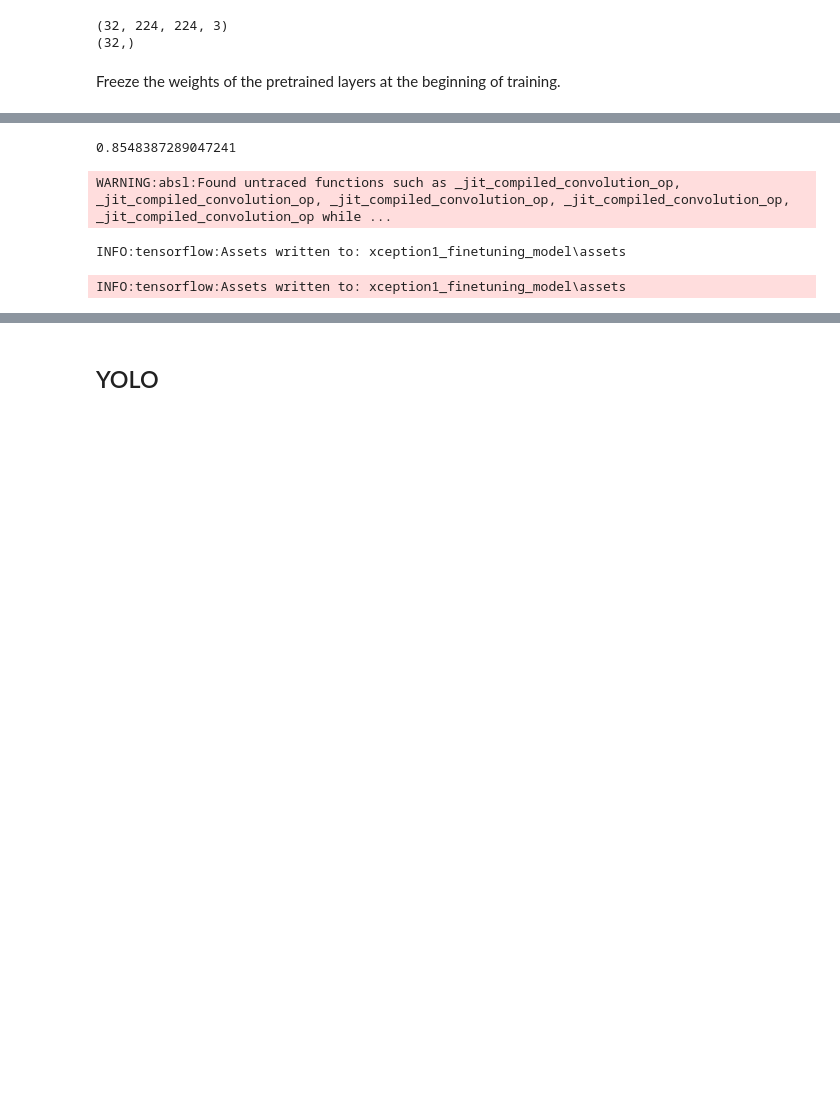
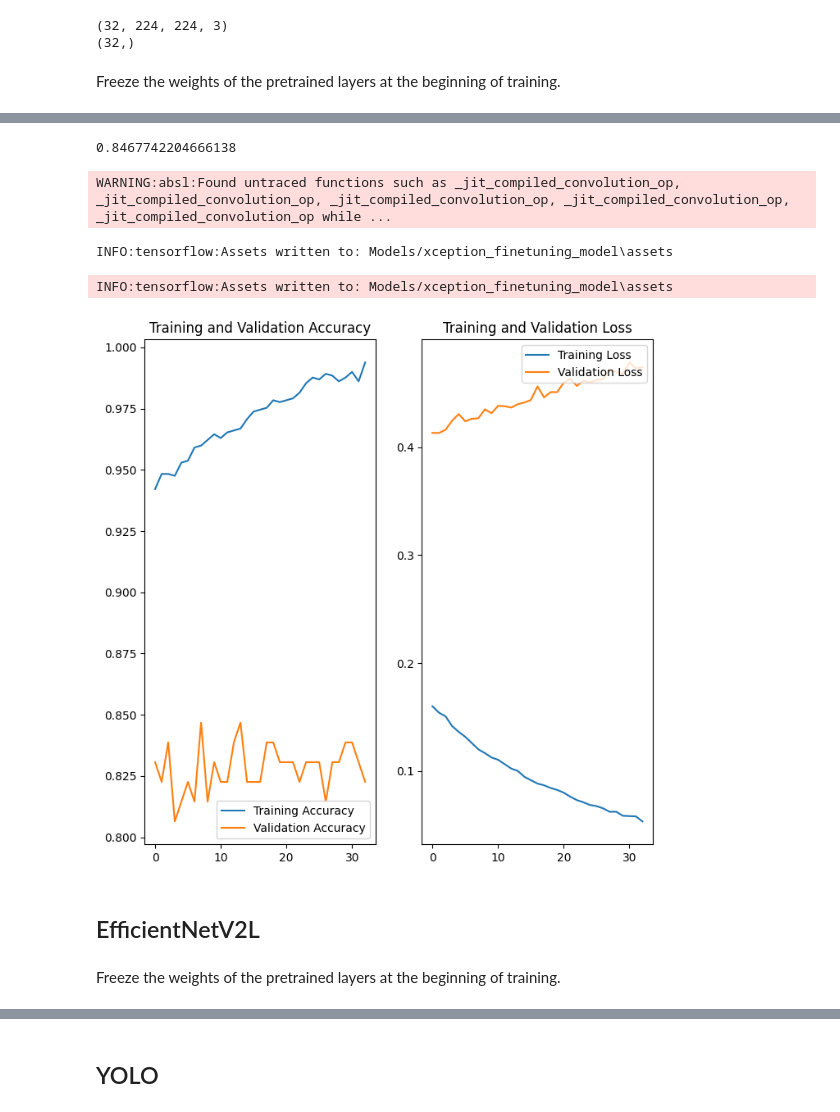
Before and after one commit to BluedreamV1B3/MRSA-Detection, a Jupyter notebook: MRSA Detection.ipynb, the cells around one changed output, grey strips where cells are left out. Cells and saved outputs as stored; diff of their text form; code cells hidden in the pictures; blank space fills up the shorter version.

```diff
--- a/MRSA Detection.ipynb
+++ b/MRSA Detection.ipynb
@@ -435,11 +307,11 @@ Freeze the weights of the pretrained layers at the beginning of training.
 for layer in base_model_xception.layers:
     layer.trainable = False
 # %%
-log_dir = "logs/fit/" + "xception1"
+log_dir = "logs/fit/" + "xception"
 tensorboard_callback = tf.keras.callbacks.TensorBoard(log_dir=log_dir, histogram_freq=1)
-checkpoint_callback = tf.keras.callbacks.ModelCheckpoint("checkpoint/xception1_checkpoint", save_best_only=True)
+checkpoint_callback = tf.keras.callbacks.ModelCheckpoint("checkpoint/xception_checkpoint", save_best_only=True)
 
-optimizer = tf.keras.optimizers.SGD(learning_rate=0.1, momentum=0.9)
+optimizer = tf.keras.optimizers.SGD(learning_rate=0.01, momentum=0.9)
 model.compile(optimizer= optimizer,
               loss=tf.keras.losses.SparseCategoricalCrossentropy(from_logits=True),
               metrics=['accuracy'])
@@ -466,10 +383,10 @@ for layer in base_model_xception.layers[116:]:
     if not isinstance(layer, tf.keras.layers.BatchNormalization): #Nornalization layer need to remain frozen
         layer.trainable = True
 # %%
-log_dir = "logs/fit/" + "xception1_finetuning"
+log_dir = "logs/fit/" + "xception_finetuning"
 tensorboard_callback = tf.keras.callbacks.TensorBoard(log_dir=log_dir, histogram_freq=1)
-checkpoint_callback = tf.keras.callbacks.ModelCheckpoint("checkpoint/xception1_finetuning_checkpoint", save_best_only=True)
-early_stopping_callback_patience20 = tf.keras.callbacks.EarlyStopping(patience=20, restore_best_weights=True, start_from_epoch= 30)
+checkpoint_callback = tf.keras.callbacks.ModelCheckpoint("checkpoint/xception_finetuning_checkpoint", save_best_only=True)
+early_stopping_callback_patience20 = tf.keras.callbacks.EarlyStopping(patience=20, restore_best_weights=True, start_from_epoch= 20)
 
 optimizer = tf.keras.optimizers.SGD(learning_rate=0.0001, momentum=0.9)
 model.compile(optimizer= optimizer,
@@ -489,10 +433,16 @@ history_finetuning = model.fit(
 # %%
 max(model.history.history["val_accuracy"])
 # %% [output]
-0.8548387289047241
+0.8467742204666138
 # %%
-model.save("Models/xception1_finetuning_model", save_format="tf")
+model.save("Models/xception_finetuning_model", save_format="tf")
 # %% [output]
 WARNING:absl:Found untraced functions such as _jit_compiled_convolution_op, _jit_compiled_convolution_op, _jit_compiled_convolution_op, _jit_compiled_convolution_op, _jit_compiled_convolution_op while ...
-INFO:tensorflow:Assets written to: xception1_finetuning_model\assets
+INFO:tensorflow:Assets written to: Models/xception_finetuning_model\assets
-INFO:tensorflow:Assets written to: xception1_finetuning_model\assets
+INFO:tensorflow:Assets written to: Models/xception_finetuning_model\assets
+# %%
+plot_training_history(history_finetuning)
+# %% [output]
+[figure, added]
+# %% [markdown]
+## EfficientNetV2L
@@ -498,0 +461,2 @@ INFO:tensorflow:Assets written to: xception1_finetuning_model\assets
+# %% [markdown]
+Freeze the weights of the pretrained layers at the beginning of training.
```
Also changed, not shown: parts of 37 cells of this notebook.
